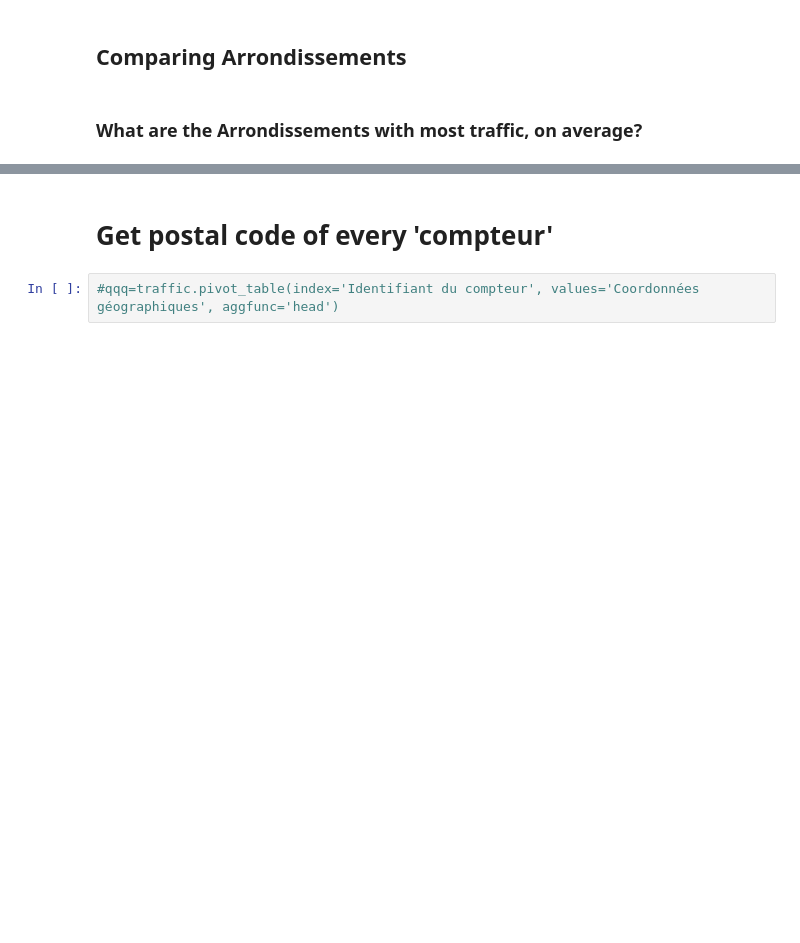
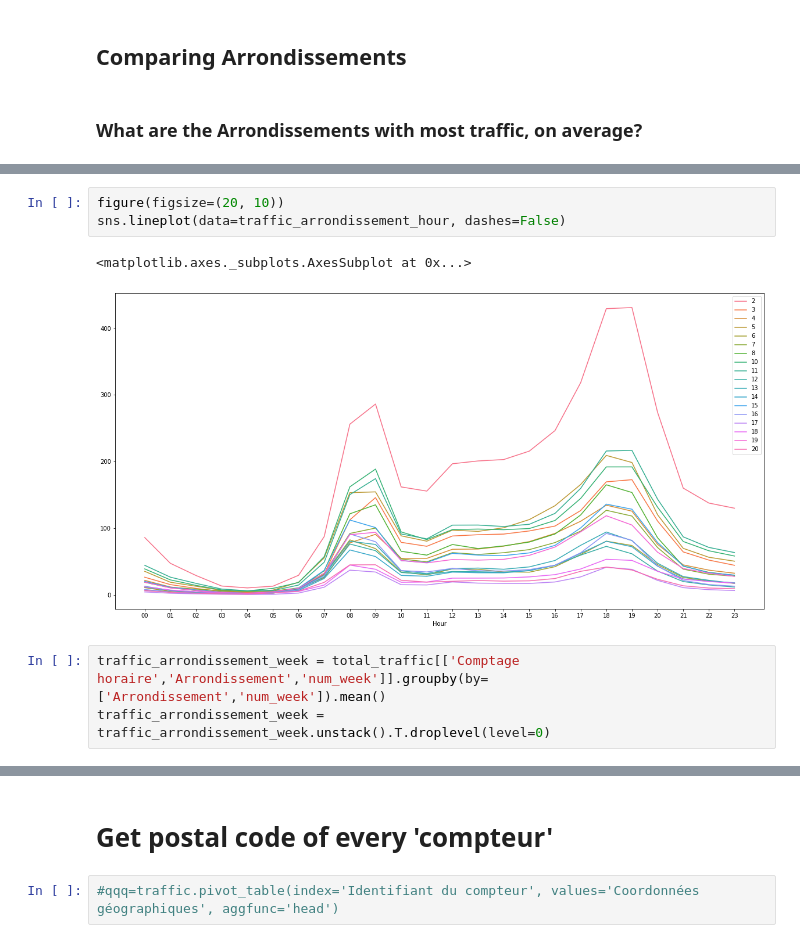
Before and after one commit to tmcdonald92/Bike-Traffic-In-Paris, a Jupyter notebook: Bycicles in Paris.ipynb, the cells around one changed output, grey strips where cells are left out. Cells and saved outputs as stored; diff of their text form; blank space fills up the shorter version.

```diff
--- a/Bycicles in Paris.ipynb
+++ b/Bycicles in Paris.ipynb
@@ -361,0 +400,9 @@ traffic_arrondissement.plot(kind='barh')
+# %%
+figure(figsize=(20, 10))
+sns.lineplot(data=traffic_arrondissement_hour, dashes=False)
+# %% [output]
+<matplotlib.axes._subplots.AxesSubplot at 0x...>
+[figure, added]
+# %%
+traffic_arrondissement_week = total_traffic[['Comptage horaire','Arrondissement','num_week']].groupby(by=['Arrondissement','num_week']).mean()
+traffic_arrondissement_week = traffic_arrondissement_week.unstack().T.droplevel(level=0)
```
Also changed, not shown: parts of 21 cells of this notebook.
